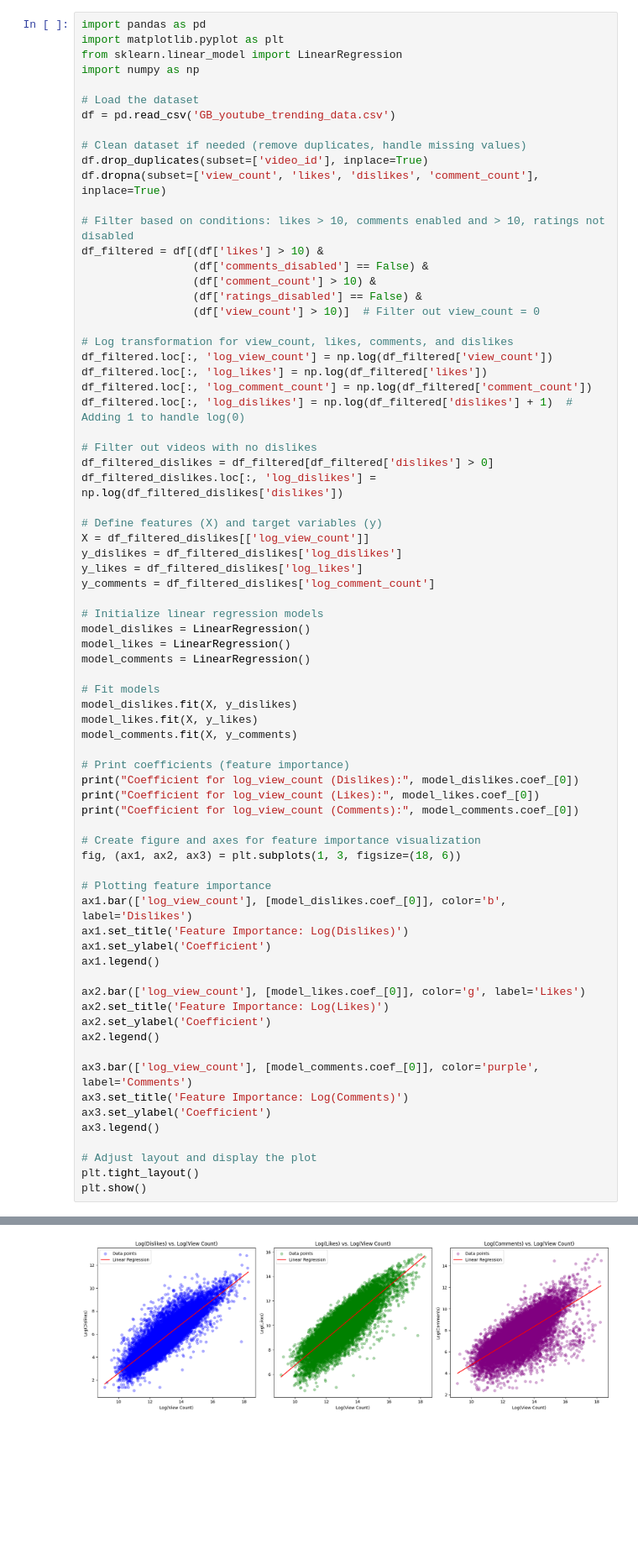
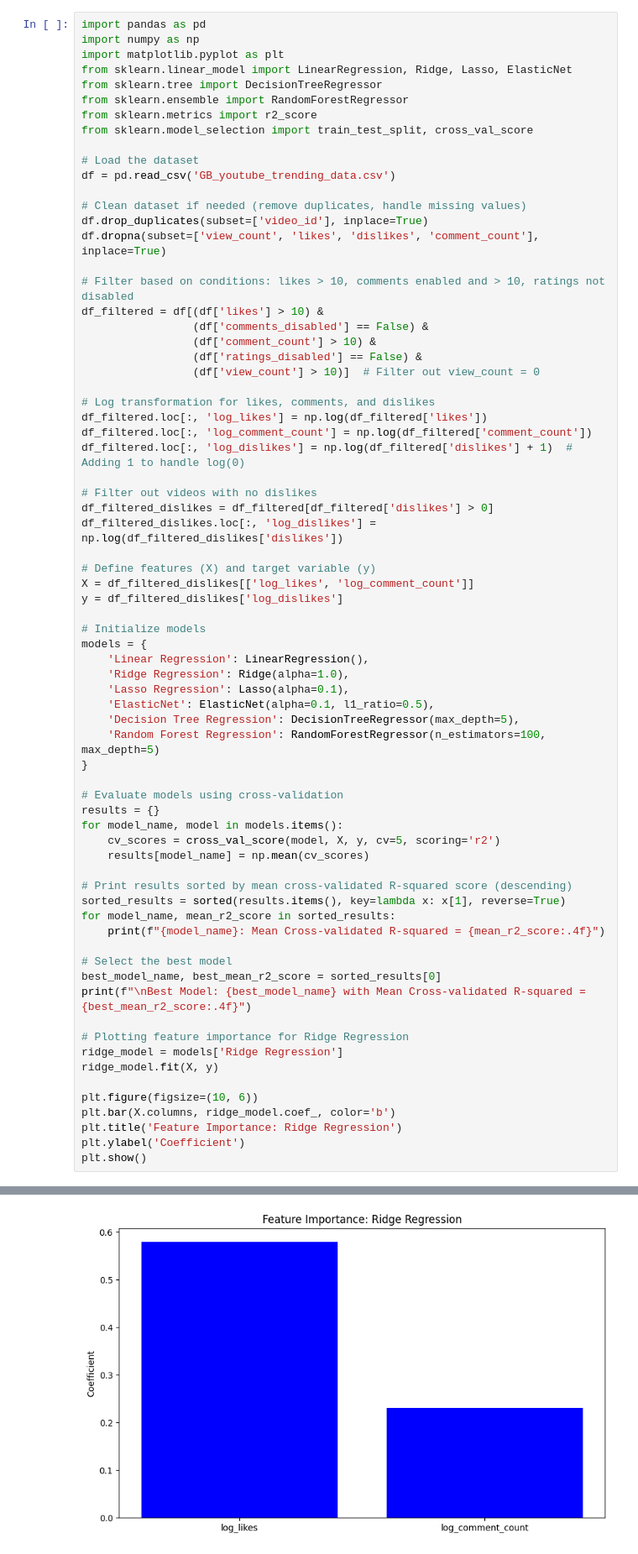
Before and after one commit to ElliotWride/YTseoOptimiser, a Jupyter notebook: notebook201a62e6b0.ipynb, the cells around one changed output, grey strips where cells are left out. Shown at 84% size. Drawn from its saved outputs; the diff is of its cells as text; blank space fills up the shorter version.

```diff
--- a/notebook201a62e6b0.ipynb
+++ b/notebook201a62e6b0.ipynb
@@ -521,9 +556,13 @@ comment_count     3402401
 266393  Why would we ever bring Loot Boxes into a chat...
 # %%
 import pandas as pd
+import numpy as np
 import matplotlib.pyplot as plt
-from sklearn.linear_model import LinearRegression
-import numpy as np
+from sklearn.linear_model import LinearRegression, Ridge, Lasso, ElasticNet
+from sklearn.tree import DecisionTreeRegressor
+from sklearn.ensemble import RandomForestRegressor
+from sklearn.metrics import r2_score
+from sklearn.model_selection import train_test_split, cross_val_score
 
 # Load the dataset
 df = pd.read_csv('GB_youtube_trending_data.csv')
@@ -539,8 +578,7 @@ df_filtered = df[(df['likes'] > 10) &
                  (df['ratings_disabled'] == False) &
                  (df['view_count'] > 10)]  # Filter out view_count = 0
 
-# Log transformation for view_count, likes, comments, and dislikes
-df_filtered.loc[:, 'log_view_count'] = np.log(df_filtered['view_count'])
+# Log transformation for likes, comments, and dislikes
 df_filtered.loc[:, 'log_likes'] = np.log(df_filtered['likes'])
 df_filtered.loc[:, 'log_comment_count'] = np.log(df_filtered['comment_count'])
 df_filtered.loc[:, 'log_dislikes'] = np.log(df_filtered['dislikes'] + 1)  # Adding 1 to handle log(0)
@@ -549,47 +587,42 @@ df_filtered.loc[:, 'log_dislikes'] = np.log(df_filtered['dislikes'] + 1)  # Addi
 df_filtered_dislikes = df_filtered[df_filtered['dislikes'] > 0]
 df_filtered_dislikes.loc[:, 'log_dislikes'] = np.log(df_filtered_dislikes['dislikes'])
 
-# Define features (X) and target variables (y)
-X = df_filtered_dislikes[['log_view_count']]
-y_dislikes = df_filtered_dislikes['log_dislikes']
-y_likes = df_filtered_dislikes['log_likes']
-y_comments = df_filtered_dislikes['log_comment_count']
+# Define features (X) and target variable (y)
+X = df_filtered_dislikes[['log_likes', 'log_comment_count']]
+y = df_filtered_dislikes['log_dislikes']
 
-# Initialize linear regression models
-model_dislikes = LinearRegression()
-model_likes = LinearRegression()
-model_comments = LinearRegression()
+# Initialize models
+models = {
+    'Linear Regression': LinearRegression(),
+    'Ridge Regression': Ridge(alpha=1.0),
+    'Lasso Regression': Lasso(alpha=0.1),
+    'ElasticNet': ElasticNet(alpha=0.1, l1_ratio=0.5),
+    'Decision Tree Regression': DecisionTreeRegressor(max_depth=5),
+    'Random Forest Regression': RandomForestRegressor(n_estimators=100, max_depth=5)
+}
 
-# Fit models
-model_dislikes.fit(X, y_dislikes)
-model_likes.fit(X, y_likes)
-model_comments.fit(X, y_comments)
+# Evaluate models using cross-validation
+results = {}
+for model_name, model in models.items():
+    cv_scores = cross_val_score(model, X, y, cv=5, scoring='r2')
+    results[model_name] = np.mean(cv_scores)
 
-# Print coefficients (feature importance)
-print("Coefficient for log_view_count (Dislikes):", model_dislikes.coef_[0])
-print("Coefficient for log_view_count (Likes):", model_likes.coef_[0])
-print("Coefficient for log_view_count (Comments):", model_comments.coef_[0])
+# Print results sorted by mean cross-validated R-squared score (descending)
+sorted_results = sorted(results.items(), key=lambda x: x[1], reverse=True)
+for model_name, mean_r2_score in sorted_results:
+    print(f"{model_name}: Mean Cross-validated R-squared = {mean_r2_score:.4f}")
 
-# Create figure and axes for feature importance visualization
-fig, (ax1, ax2, ax3) = plt.subplots(1, 3, figsize=(18, 6))
+# Select the best model
+best_model_name, best_mean_r2_score = sorted_results[0]
+print(f"\nBest Model: {best_model_name} with Mean Cross-validated R-squared = {best_mean_r2_score:.4f}")
 
-# Plotting feature importance
-ax1.bar(['log_view_count'], [model_dislikes.coef_[0]], color='b', label='Dislikes')
-ax1.set_title('Feature Importance: Log(Dislikes)')
-ax1.set_ylabel('Coefficient')
-ax1.legend()
+# Plotting feature importance for Ridge Regression
+ridge_model = models['Ridge Regression']
+ridge_model.fit(X, y)
 
-ax2.bar(['log_view_count'], [model_likes.coef_[0]], color='g', label='Likes')
-ax2.set_title('Feature Importance: Log(Likes)')
-ax2.set_ylabel('Coefficient')
-ax2.legend()
-
-ax3.bar(['log_view_count'], [model_comments.coef_[0]], color='purple', label='Comments')
-ax3.set_title('Feature Importance: Log(Comments)')
-ax3.set_ylabel('Coefficient')
-ax3.legend()
-
-# Adjust layout and display the plot
-plt.tight_layout()
+plt.figure(figsize=(10, 6))
+plt.bar(X.columns, ridge_model.coef_, color='b')
+plt.title('Feature Importance: Ridge Regression')
+plt.ylabel('Coefficient')
 plt.show()
 # %% [output]
@@ -622 +652 @@ R-squared (Comments): 0.5312733621112475
-[figure, old version]
+[figure, new version]
```
Also changed, not shown: parts of 4 cells of this notebook.
